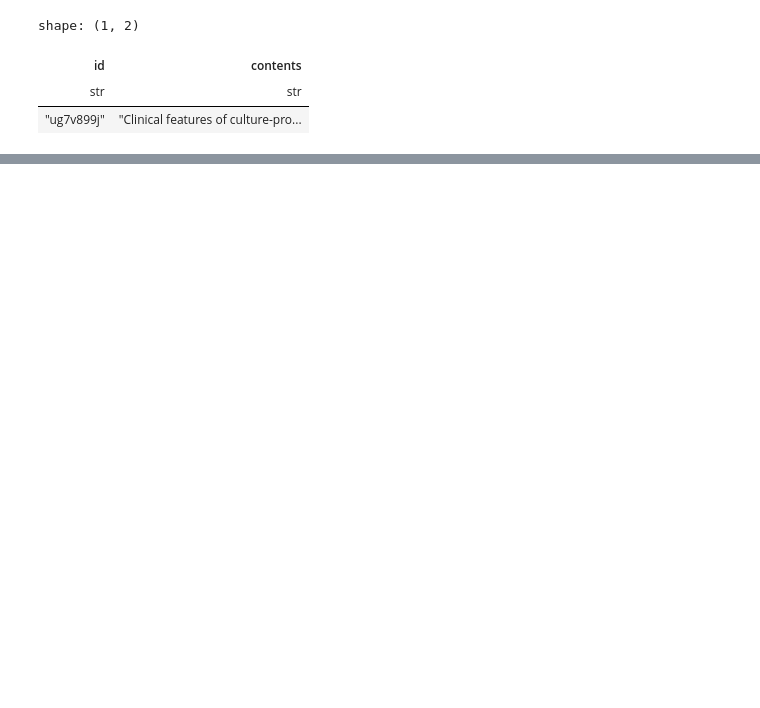
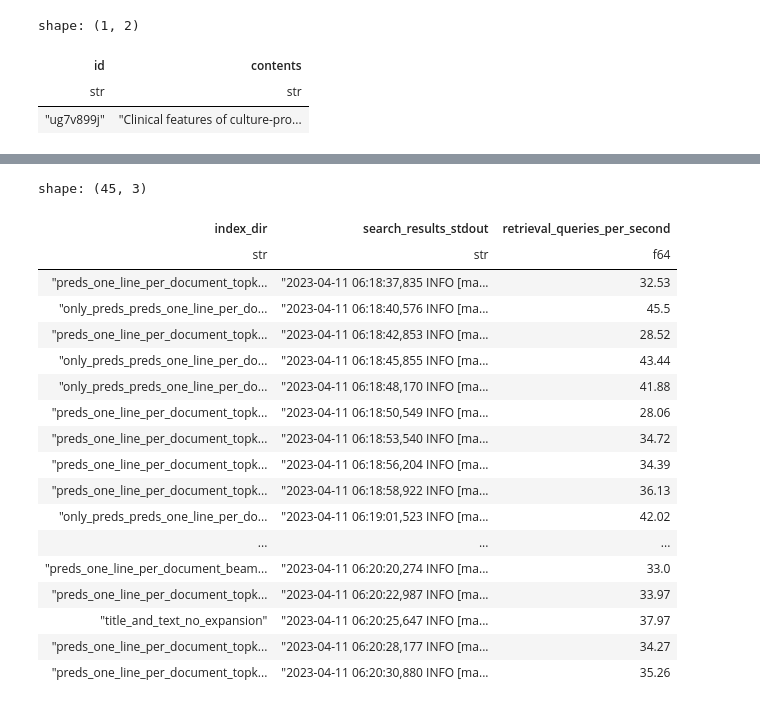
Before and after one commit to marcospiau/ia368-dd-dl4ir, a Jupyter notebook: aula05-doc2query/aula05_doc2query_indexing_eval.ipynb, the cells around one changed output, grey strips where cells are left out. Saved outputs shown, nothing was run; the diff lists cells and outputs as text; code cells hidden in the pictures; blank space fills up the shorter version.

```diff
--- a/aula05-doc2query/aula05_doc2query_indexing_eval.ipynb
+++ b/aula05-doc2query/aula05_doc2query_indexing_eval.ipynb
@@ -660,0 +805,24 @@ index_build_fns = {
+# %%
+ANSERINI_SEARCH_COLLECTION_BIN_PATH = 'anserini/target/appassembler/bin/SearchCollection'
+DEFAULT_SEARCH_FLAGS = '-topicreader TsvString -bm25 -removeQuery -hits 1000'
+def create_run(index_dir, topics_path, results_path,
+               flags=DEFAULT_SEARCH_FLAGS):
+    """Generate results runs using anserini.
+
+    Args:
+        index_dir (str): directory with index
+        topics_path (str): path to topics (queries)
+        output_file (str): output file with runs (results)
+        flags (str): Flags to pass to SearchCollection binary.
+
+    Returns:
+        command stdout
+    """
+    output = subprocess.check_output([
+        ANSERINI_SEARCH_COLLECTION_BIN_PATH,
+        '-index', index_dir,
+        '-topics', topics_path,
+        '-output', results_path,
+        *shlex.split(flags)
+    ]).decode('utf-8')
+    return output
@@ -660,0 +847,26 @@ index_build_fns = {
+# %%
+df_create_runs_stdout = pl.DataFrame(create_runs_stdouts)
+df_create_runs_stdout = df_create_runs_stdout.with_columns(
+    pl.col('search_results_stdout').str.extract('(.*?)~(.*?) q/s', 2)
+    .apply(float).alias('retrieval_queries_per_second'))
+df_create_runs_stdout
+# %% [output]
+shape: (45, 3)
+| index_dir | search_results_stdout | retrieval_queries_per_second |
+| str | str | f64 |
+| "preds_one_line_per_document_topk... | "2023-04-11 06:18:37,835 INFO [ma... | 32.53 |
+| "only_preds_preds_one_line_per_do... | "2023-04-11 06:18:40,576 INFO [ma... | 45.5 |
+| "preds_one_line_per_document_topk... | "2023-04-11 06:18:42,853 INFO [ma... | 28.52 |
+| "only_preds_preds_one_line_per_do... | "2023-04-11 06:18:45,855 INFO [ma... | 43.44 |
+| "only_preds_preds_one_line_per_do... | "2023-04-11 06:18:48,170 INFO [ma... | 41.88 |
+| "preds_one_line_per_document_topk... | "2023-04-11 06:18:50,549 INFO [ma... | 28.06 |
+| "preds_one_line_per_document_topk... | "2023-04-11 06:18:53,540 INFO [ma... | 34.72 |
+| "preds_one_line_per_document_topk... | "2023-04-11 06:18:56,204 INFO [ma... | 34.39 |
+| "preds_one_line_per_document_topk... | "2023-04-11 06:18:58,922 INFO [ma... | 36.13 |
+| "only_preds_preds_one_line_per_do... | "2023-04-11 06:19:01,523 INFO [ma... | 42.02 |
+| ... | ... | ... |
+| "preds_one_line_per_document_beam... | "2023-04-11 06:20:20,274 INFO [ma... | 33.0 |
+| "preds_one_line_per_document_topk... | "2023-04-11 06:20:22,987 INFO [ma... | 33.97 |
+| "title_and_text_no_expansion" | "2023-04-11 06:20:25,647 INFO [ma... | 37.97 |
+| "preds_one_line_per_document_topk... | "2023-04-11 06:20:28,177 INFO [ma... | 34.27 |
+| "preds_one_line_per_document_topk... | "2023-04-11 06:20:30,880 INFO [ma... | 35.26 |
```
Also changed, not shown: parts of 49 cells of this notebook.
